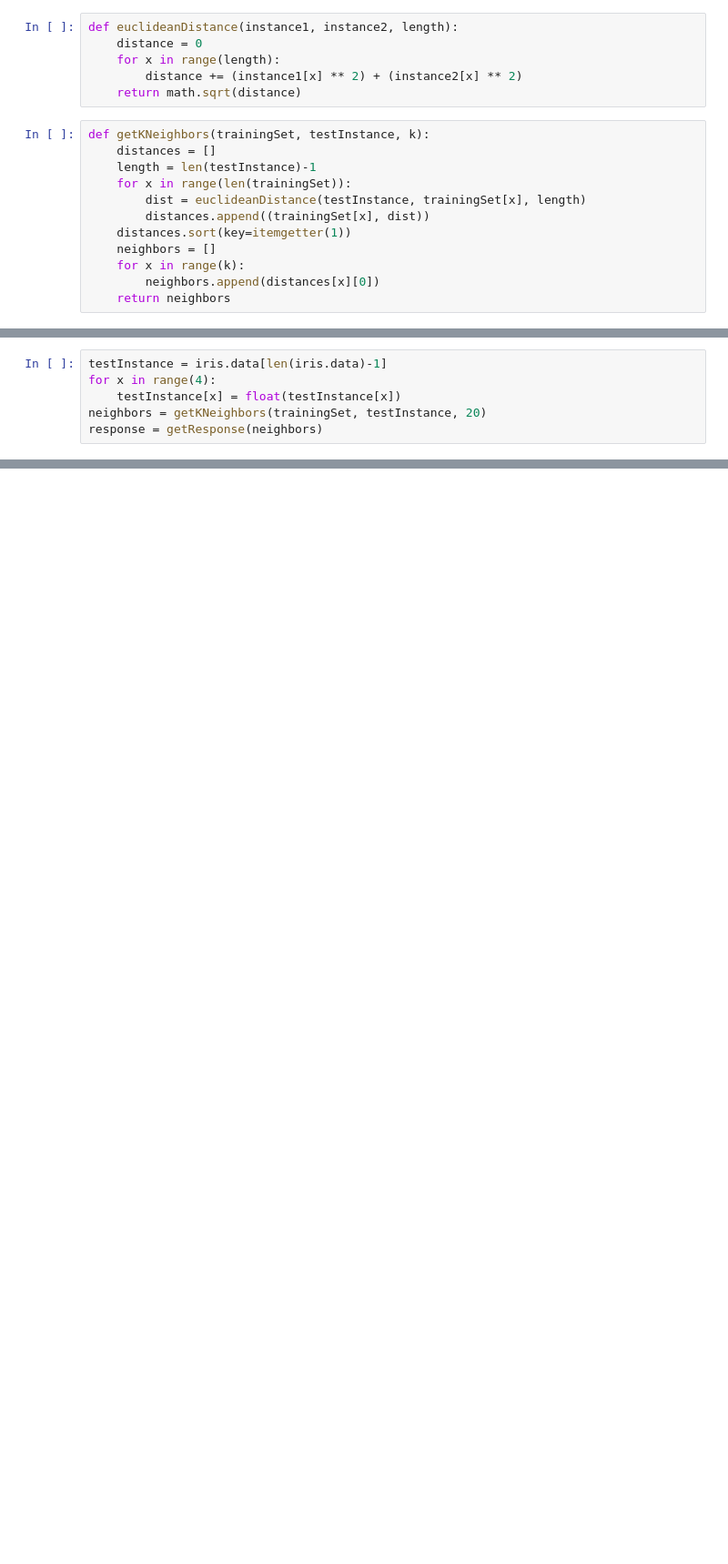
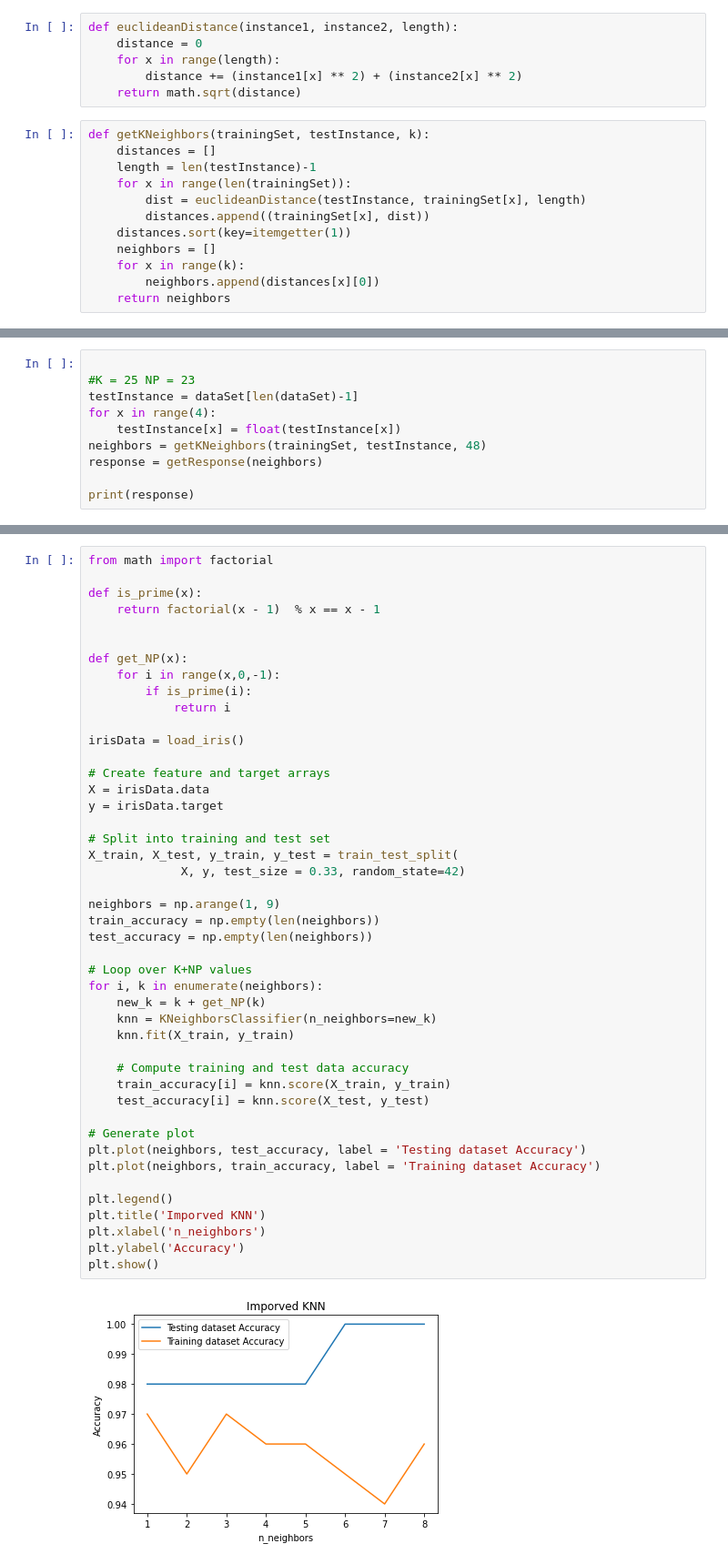
Before and after one commit to pukanszkypeter/improved-k-nearest-neighbors, a Jupyter notebook: improved-k-nearest-neighbors.ipynb, the cells around one changed output, grey strips where cells are left out. Shown at 91% size. Cells and saved outputs as stored; diff of their text form; blank space fills up the shorter version.

```diff
--- a/improved-k-nearest-neighbors.ipynb
+++ b/improved-k-nearest-neighbors.ipynb
@@ -61,8 +73,12 @@ def getAccuracy(testSet, predictions):
             correct += 1
     return (correct/float(len(testSet))) * 100.0
 # %%
-testInstance = iris.data[len(iris.data)-1]
+
+#K = 25 NP = 23
+testInstance = dataSet[len(dataSet)-1]
 for x in range(4):
     testInstance[x] = float(testInstance[x])
-neighbors = getKNeighbors(trainingSet, testInstance, 20)
+neighbors = getKNeighbors(trainingSet, testInstance, 48)
 response = getResponse(neighbors)
+
+print(response)
@@ -68,0 +191,47 @@ response = getResponse(neighbors)
+# %%
+from math import factorial
+
+def is_prime(x):
+    return factorial(x - 1)  % x == x - 1
+
+
+def get_NP(x):
+    for i in range(x,0,-1):
+        if is_prime(i):
+            return i
+
+irisData = load_iris()
+
+# Create feature and target arrays
+X = irisData.data
+y = irisData.target
+
+# Split into training and test set
+X_train, X_test, y_train, y_test = train_test_split(
+             X, y, test_size = 0.33, random_state=42)
+
+neighbors = np.arange(1, 9)
+train_accuracy = np.empty(len(neighbors))
+test_accuracy = np.empty(len(neighbors))
+
+# Loop over K+NP values
+for i, k in enumerate(neighbors):
+    new_k = k + get_NP(k)
+    knn = KNeighborsClassifier(n_neighbors=new_k)
+    knn.fit(X_train, y_train)
+
+    # Compute training and test data accuracy
+    train_accuracy[i] = knn.score(X_train, y_train)
+    test_accuracy[i] = knn.score(X_test, y_test)
+
+# Generate plot
+plt.plot(neighbors, test_accuracy, label = 'Testing dataset Accuracy')
+plt.plot(neighbors, train_accuracy, label = 'Training dataset Accuracy')
+
+plt.legend()
+plt.title('Imporved KNN')
+plt.xlabel('n_neighbors')
+plt.ylabel('Accuracy')
+plt.show()
+# %% [output]
+[figure, added]
```
Also changed, not shown: parts of 9 cells of this notebook.
